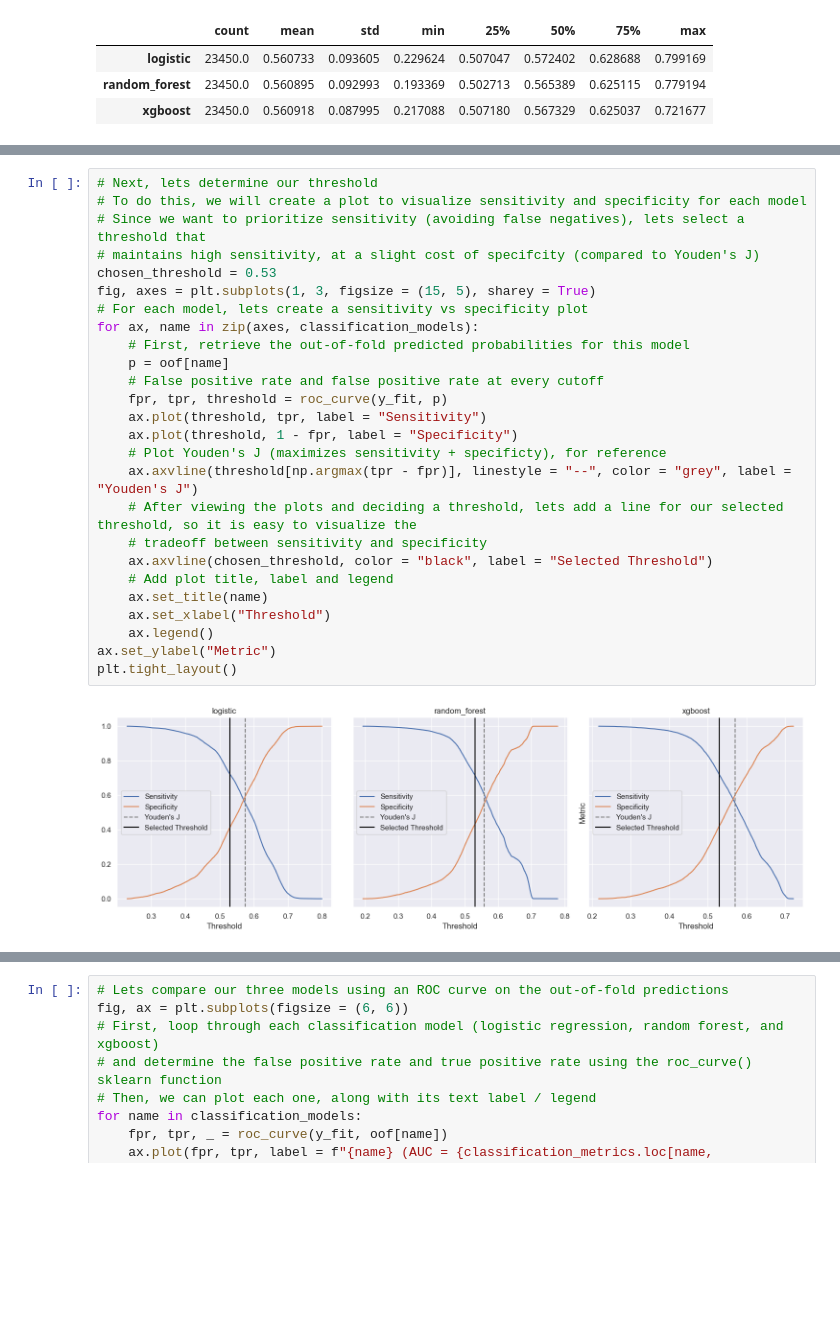
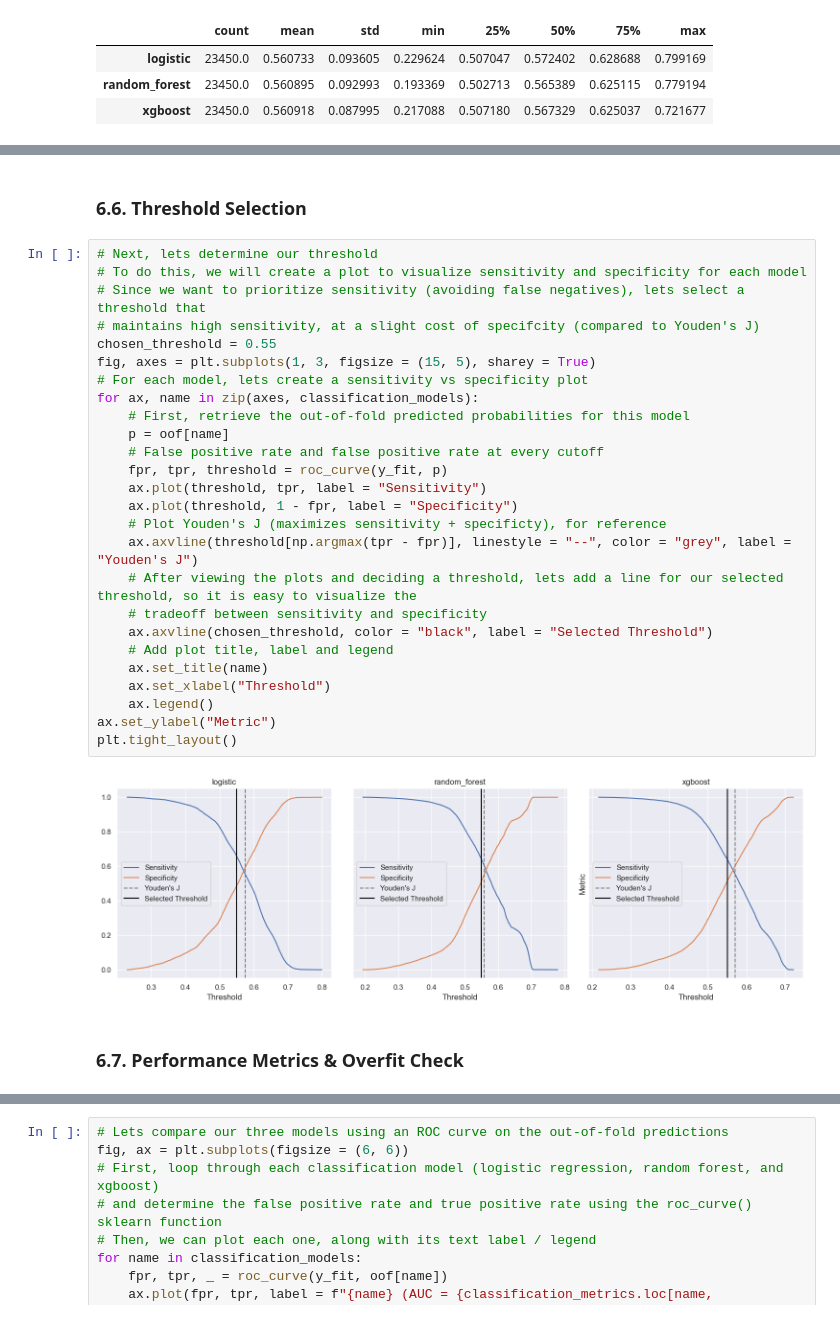
Before and after one commit to chaycereed/ohie-medicaid-policy-simulation, a Jupyter notebook: notebook/ohie_medicaid_policy_simulation.ipynb, the cells around one changed output, grey strips where cells are left out. Saved outputs shown, nothing was run; the diff lists cells and outputs as text; blank space fills up the shorter version.

Commit message:
OHIE MPS: Updated causal inference sections and plots, and updated section outline

```diff
--- a/notebook/ohie_medicaid_policy_simulation.ipynb
+++ b/notebook/ohie_medicaid_policy_simulation.ipynb
@@ -1205,28 +1211,32 @@ overfit_check.round(3)
+# %% [markdown]
+### 6.6. Threshold Selection
 # %%
 # Next, lets determine our threshold
 # To do this, we will create a plot to visualize sensitivity and specificity for each model
 # Since we want to prioritize sensitivity (avoiding false negatives), lets select a threshold that
 # maintains high sensitivity, at a slight cost of specifcity (compared to Youden's J)
-chosen_threshold = 0.53
+chosen_threshold = 0.55
 fig, axes = plt.subplots(1, 3, figsize = (15, 5), sharey = True)
 # For each model, lets create a sensitivity vs specificity plot
 for ax, name in zip(axes, classification_models):
     # First, retrieve the out-of-fold predicted probabilities for this model
     p = oof[name]
     # False positive rate and false positive rate at every cutoff
     fpr, tpr, threshold = roc_curve(y_fit, p)
     ax.plot(threshold, tpr, label = "Sensitivity")
     ax.plot(threshold, 1 - fpr, label = "Specificity")
     # Plot Youden's J (maximizes sensitivity + specificty), for reference
     ax.axvline(threshold[np.argmax(tpr - fpr)], linestyle = "--", color = "grey", label = "Youden's J")
     # After viewing the plots and deciding a threshold, lets add a line for our selected threshold, so it is easy to visualize the
     # tradeoff between sensitivity and specificity
     ax.axvline(chosen_threshold, color = "black", label = "Selected Threshold")
     # Add plot title, label and legend
     ax.set_title(name)
     ax.set_xlabel("Threshold")
     ax.legend()
 ax.set_ylabel("Metric")
 plt.tight_layout()
 # %% [output]
-[figure, old version]
+[figure, new version]
+# %% [markdown]
+### 6.7. Performance Metrics & Overfit Check
```
Also changed, not shown: parts of 51 cells of this notebook.
